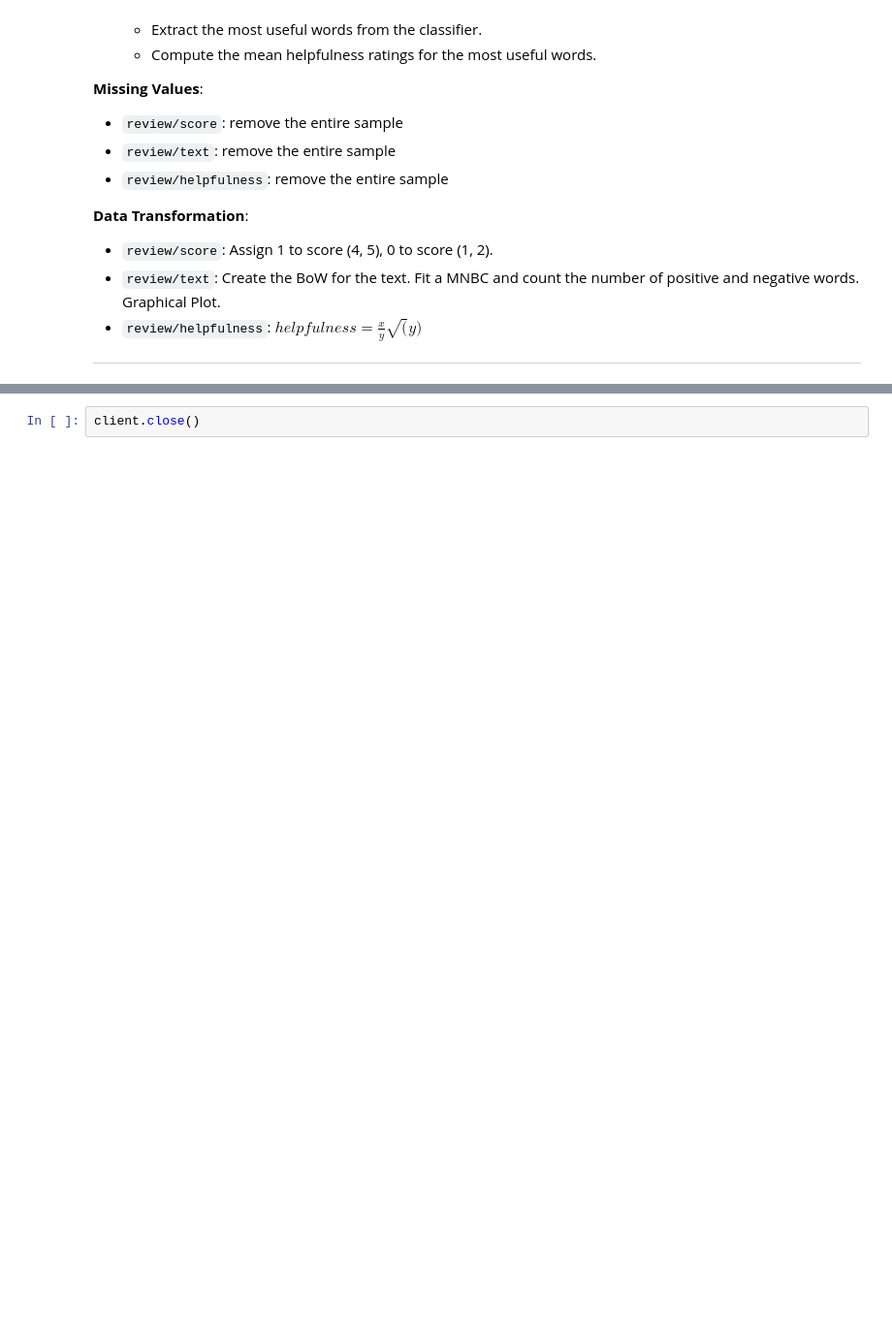
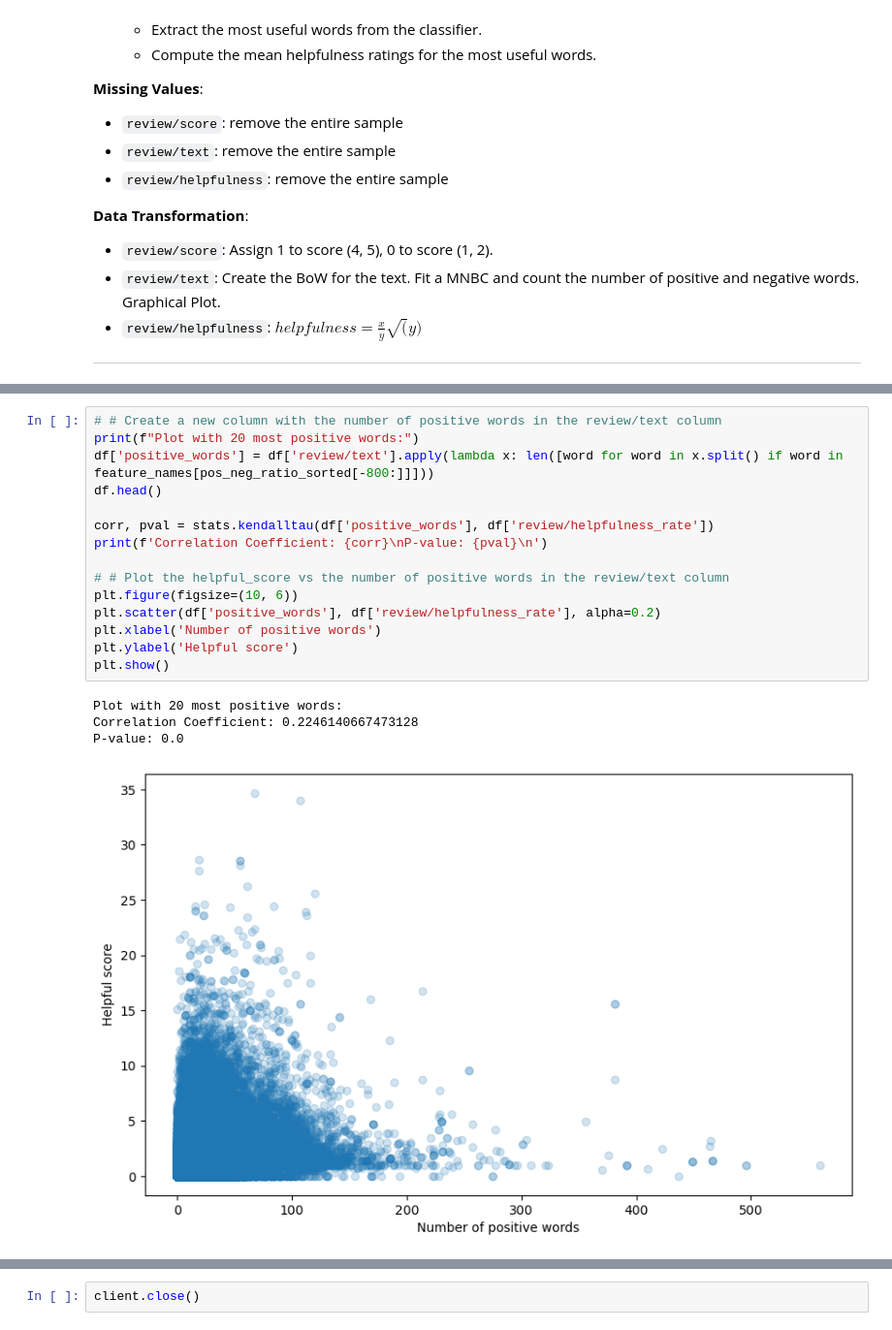
Before and after one commit to AndreaAlberti07/Amazon-books-reviews-ML, a Jupyter notebook: notebooks/hypotesis_testing/hypothesis_2.ipynb, the cells around one changed output, grey strips where cells are left out. Shown at 97% size. Saved outputs shown, nothing was run; the diff lists cells and outputs as text; blank space fills up the shorter version.

```diff
--- a/notebooks/hypotesis_testing/hypothesis_2.ipynb
+++ b/notebooks/hypotesis_testing/hypothesis_2.ipynb
@@ -155 +154,21 @@ skip -1.2991918002676233
+# %%
+# # Create a new column with the number of positive words in the review/text column
+print(f"Plot with 20 most positive words:")
+df['positive_words'] = df['review/text'].apply(lambda x: len([word for word in x.split() if word in feature_names[pos_neg_ratio_sorted[-800:]]]))
+df.head()
+
+corr, pval = stats.kendalltau(df['positive_words'], df['review/helpfulness_rate'])
+print(f'Correlation Coefficient: {corr}\nP-value: {pval}\n')
+
+# # Plot the helpful_score vs the number of positive words in the review/text column
+plt.figure(figsize=(10, 6))
+plt.scatter(df['positive_words'], df['review/helpfulness_rate'], alpha=0.2)
+plt.xlabel('Number of positive words')
+plt.ylabel('Helpful score')
+plt.show()
+# %% [output]
+Plot with 20 most positive words:
+Correlation Coefficient: 0.2246140667473128
+P-value: 0.0
+[figure, added]
 # %%
```
Also changed, not shown: parts of 8 cells of this notebook.
